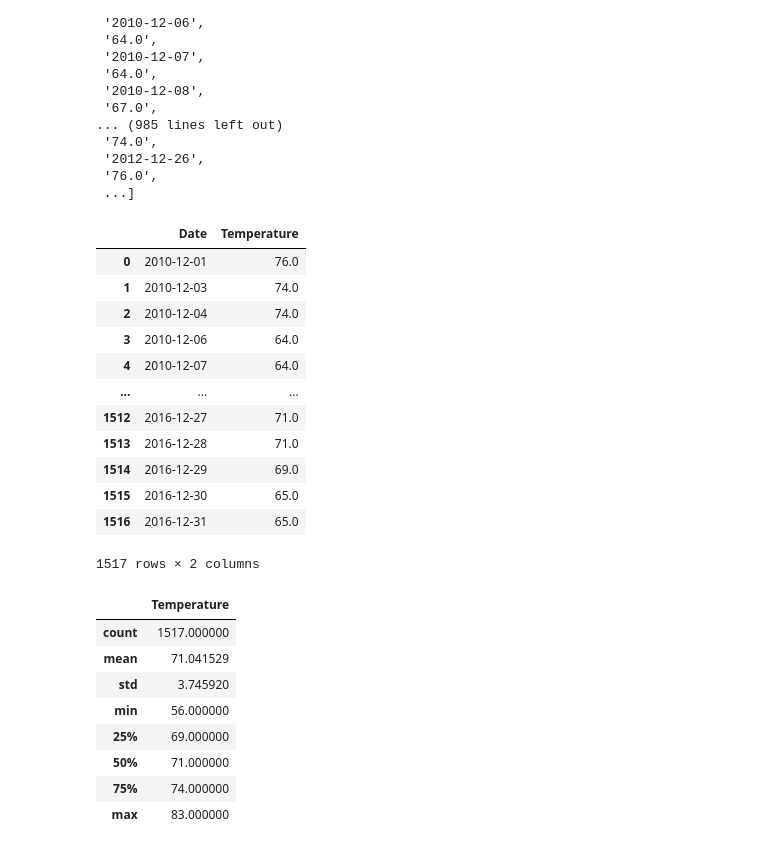
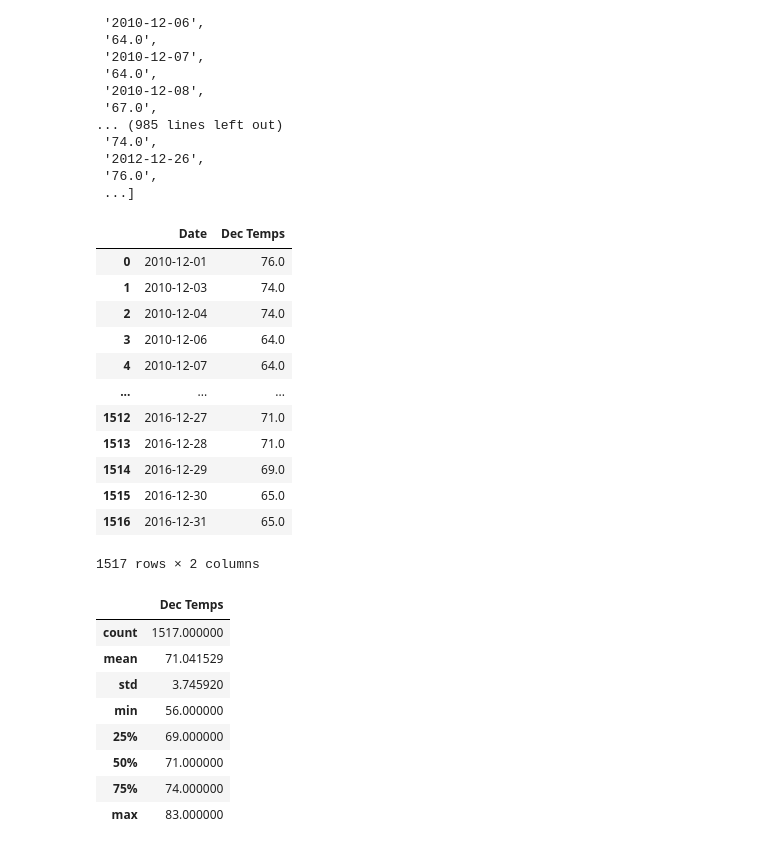
Before and after one commit to squishykins/surfs_up, a Jupyter notebook: SurfsUp_Challenge.ipynb, the cells around one changed output. Cells and saved outputs as stored; diff of their text form; code cells hidden in the pictures.

```diff
--- a/SurfsUp_Challenge.ipynb
+++ b/SurfsUp_Challenge.ipynb
@@ -156,10 +157,10 @@ dec_temps_list
 # %%
 # 8. Create a DataFrame from the list of temperatures for the month of December.
 dec_temps_df = pd.DataFrame(dec_temps)
-dec_temps_df.columns = ['Date', 'Temperature']
+dec_temps_df.columns = ['Date', 'Dec Temps']
 dec_temps_df
 # %% [output]
-|  | Date | Temperature |
+|  | Date | Dec Temps |
 | 0 | 2010-12-01 | 76.0 |
 | 1 | 2010-12-03 | 74.0 |
 | 2 | 2010-12-04 | 74.0 |
@@ -174,9 +175,11 @@ dec_temps_df
 1517 rows × 2 columns
 # %%
 # 9. Calculate and print out the summary statistics for the Decemeber temperature DataFrame.
-dec_temps_df.describe()
+
+dec_temp_summary = dec_temps_df.describe()
+dec_temp_summary
 # %% [output]
-|  | Temperature |
+|  | Dec Temps |
 | count | 1517.000000 |
 | mean | 71.041529 |
 | std | 3.745920 |
```
Also changed, not shown: parts of 7 cells of this notebook, 1 other file.
